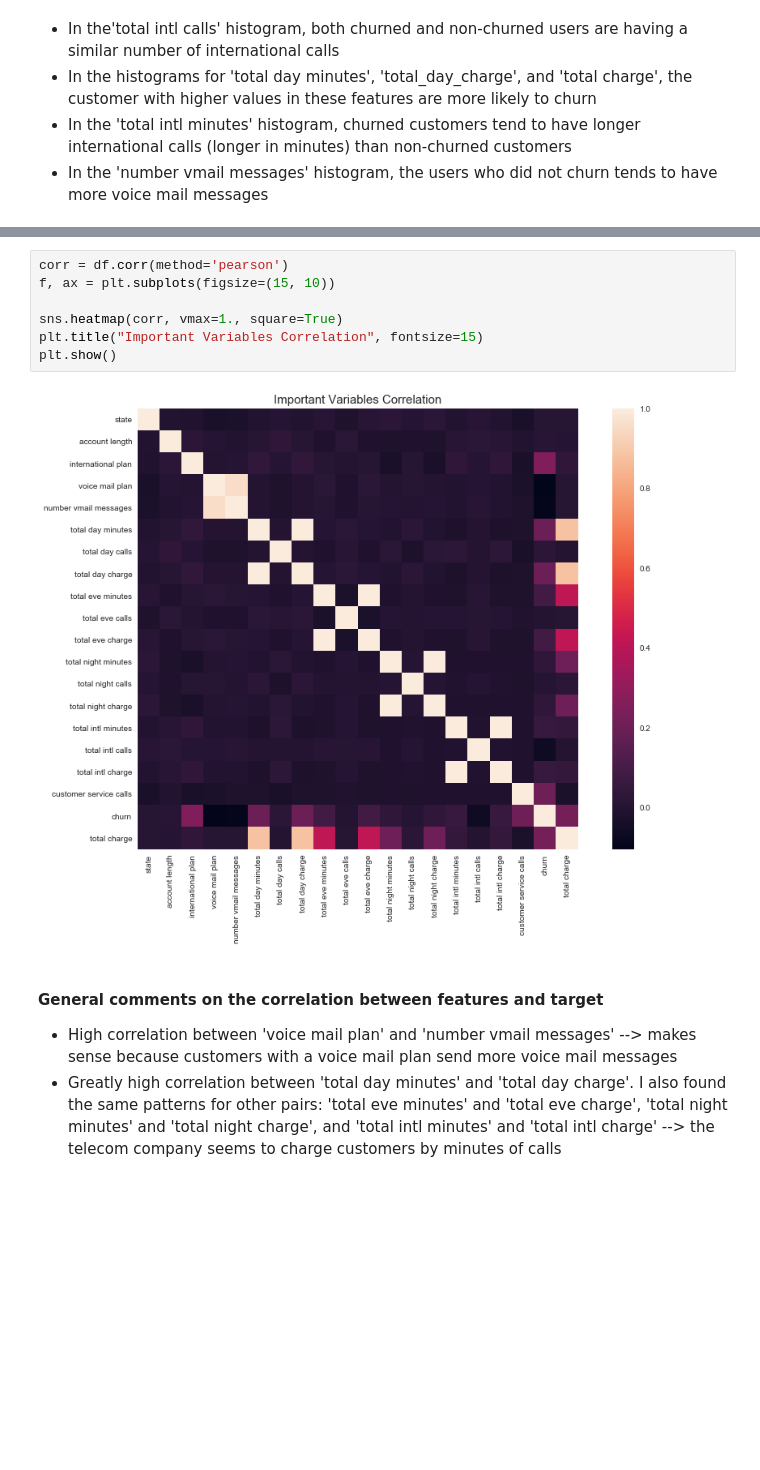
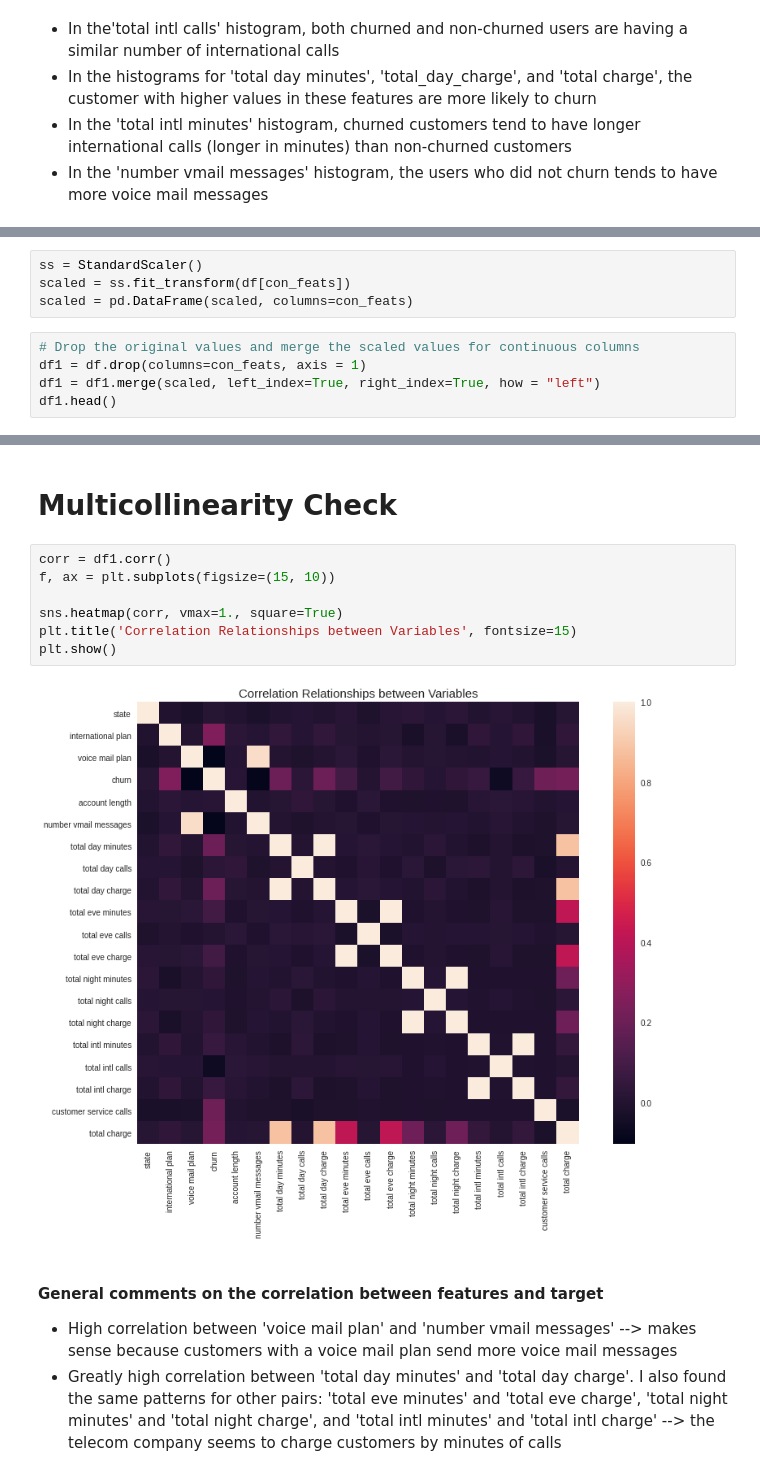
Before and after one commit to linhmai19/dsc-mod-3-project-v2-1-online-ds-sp-000, a Jupyter notebook: customer_churn_analysis.ipynb, the cells around one changed output, grey strips where cells are left out. Drawn from its saved outputs; the diff is of its cells as text; blank space fills up the shorter version.

```diff
--- a/customer_churn_analysis.ipynb
+++ b/customer_churn_analysis.ipynb
@@ -204,0 +192,9 @@ df.head()
+# %%
+ss = StandardScaler()
+scaled = ss.fit_transform(df[con_feats])
+scaled = pd.DataFrame(scaled, columns=con_feats)
+# %%
+# Drop the original values and merge the scaled values for continuous columns
+df1 = df.drop(columns=con_feats, axis = 1)
+df1 = df1.merge(scaled, left_index=True, right_index=True, how = "left")
+df1.head()
@@ -205,12 +208,14 @@ df.head()
+# %% [markdown]
+# Multicollinearity Check
 # %%
-corr = df.corr(method='pearson')
+corr = df1.corr()
 f, ax = plt.subplots(figsize=(15, 10))
 
 sns.heatmap(corr, vmax=1., square=True)
-plt.title("Important Variables Correlation", fontsize=15)
+plt.title('Correlation Relationships between Variables', fontsize=15)
 plt.show()
 # %% [output]
-[figure, old version]
+[figure, new version]
 # %% [markdown]
 #### General comments on the correlation between features and target
 * High correlation between 'voice mail plan' and 'number vmail messages' --> makes sense because customers with a voice mail plan send more voice mail messages
```
Also changed, not shown: parts of 111 cells of this notebook, 1 other file.
